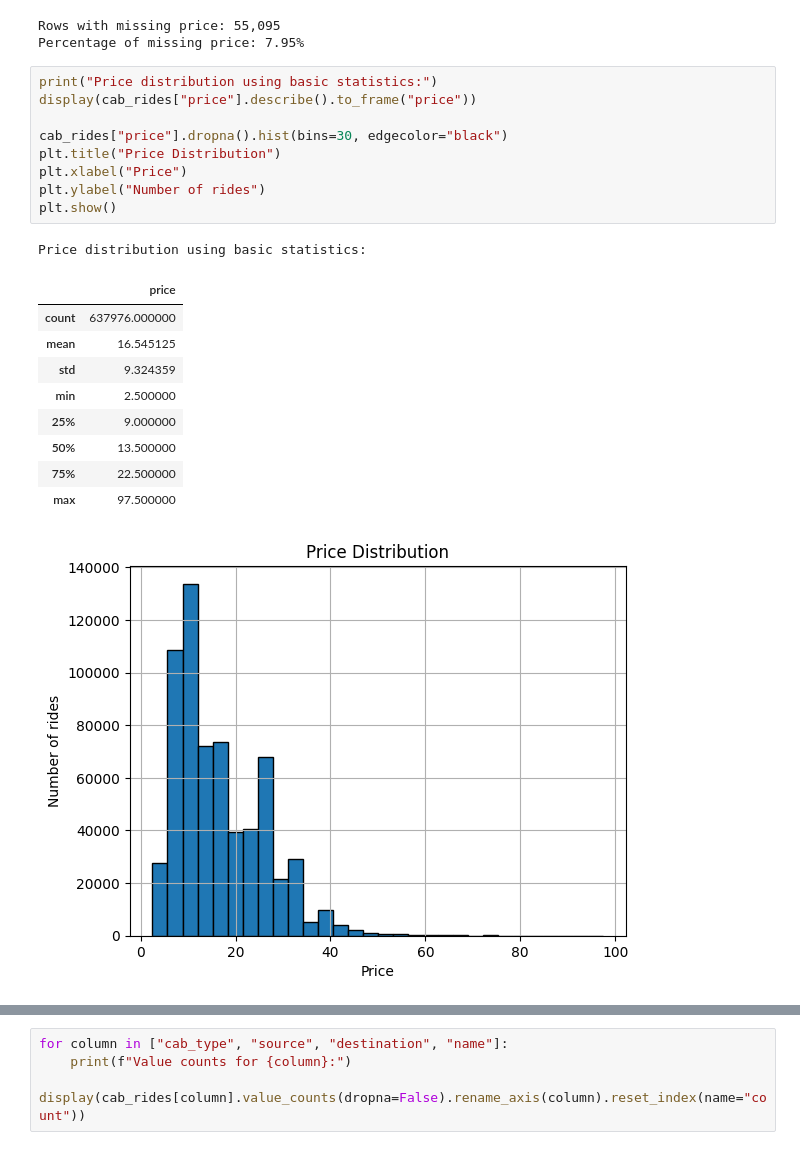
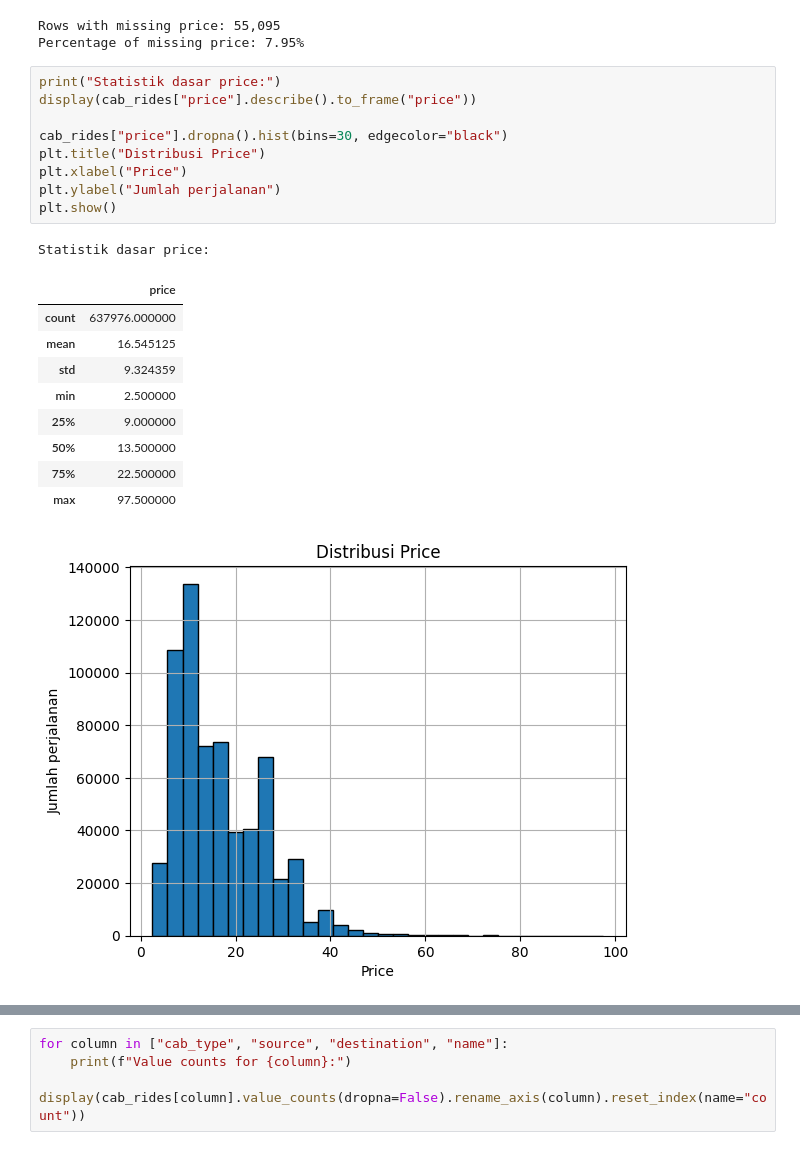
Before and after one commit to destadrns/MLOps-Tarif-Transportasi-Online, a Jupyter notebook: notebooks/01_data_understanding.ipynb, the cells around one changed output, grey strips where cells are left out. Saved outputs shown, nothing was run; the diff lists cells and outputs as text.

```diff
--- a/notebooks/01_data_understanding.ipynb
+++ b/notebooks/01_data_understanding.ipynb
@@ -270,24 +192,24 @@ print(f"Percentage of missing price: {missing_price_pct:.2f}%")
 Rows with missing price: 55,095
 Percentage of missing price: 7.95%
 # %%
-print("Price distribution using basic statistics:")
+print("Statistik dasar price:")
 display(cab_rides["price"].describe().to_frame("price"))
 
 cab_rides["price"].dropna().hist(bins=30, edgecolor="black")
-plt.title("Price Distribution")
+plt.title("Distribusi Price")
 plt.xlabel("Price")
-plt.ylabel("Number of rides")
+plt.ylabel("Jumlah perjalanan")
 plt.show()
 # %% [output]
-Price distribution using basic statistics:
+Statistik dasar price:
 |  | price |
 | count | 637976.000000 |
 | mean | 16.545125 |
 | std | 9.324359 |
 | min | 2.500000 |
 | 25% | 9.000000 |
 | 50% | 13.500000 |
 | 75% | 22.500000 |
 | max | 97.500000 |
-[figure, old version]
+[figure, new version]
 # %%
```
Also changed, not shown: parts of 22 cells of this notebook, 28 other files.
